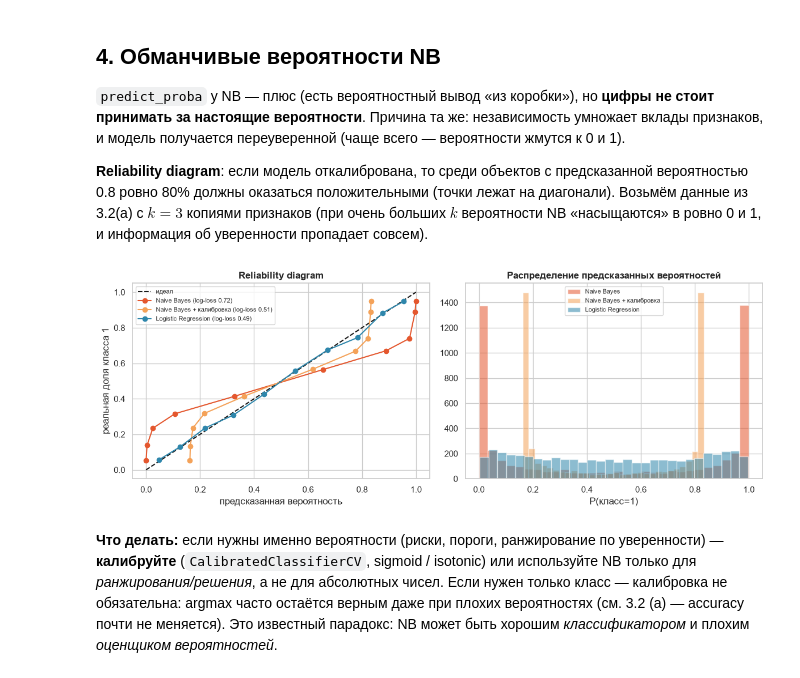
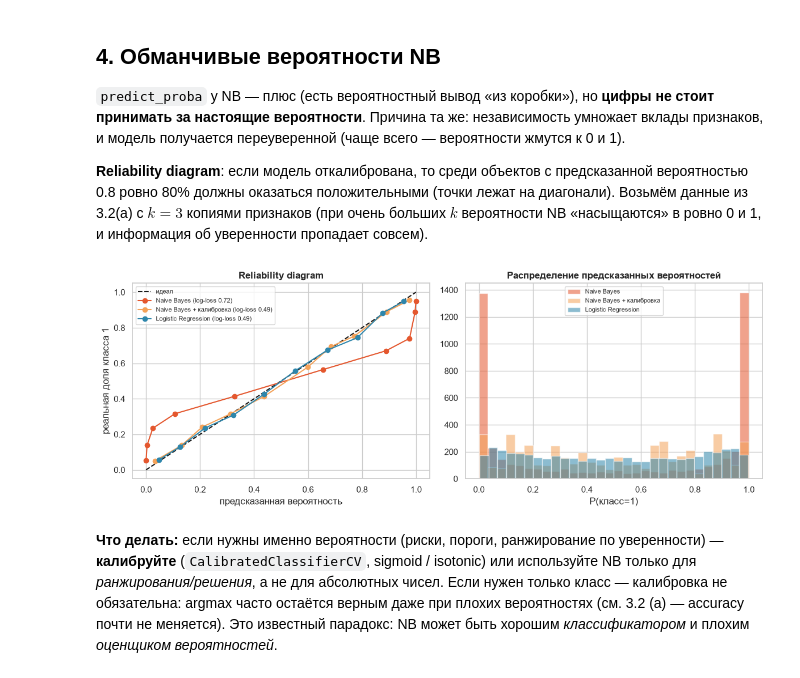
Before and after one commit to BinGoJr/Naive-Bayes, a Jupyter notebook: NaiveBayes.ipynb, the cells around one changed output. Cells and saved outputs as stored; diff of their text form; code cells hidden in the pictures.

Commit message:
Main notebook (NaiveBayes.ipynb) + Variants Naive Bayes (naive_bayes_variants.ipynb)

```diff
--- a/NaiveBayes.ipynb
+++ b/NaiveBayes.ipynb
@@ -253,33 +253,33 @@ plt.tight_layout(); plt.show()
 # %%
 from sklearn.calibration import CalibratedClassifierCV, calibration_curve
 
 rng = np.random.RandomState(RS)
 Xtr, ytr = gen_indep(5000, mu_a, rng); Xte, yte = gen_indep(5000, mu_a, rng)
 dup = lambda X: np.tile(X, (1, 3)) # k = 3
 Xtr_d, Xte_d = dup(Xtr), dup(Xte)
 
 cands = {
     "Naive Bayes":                 GaussianNB(),
-    "Naive Bayes + калибровка":    CalibratedClassifierCV(GaussianNB(), method="sigmoid", cv=5), #sigmoid, isotonic
+    "Naive Bayes + калибровка":    CalibratedClassifierCV(GaussianNB(), method="isotonic", cv=5), #sigmoid, isotonic
     "Logistic Regression":         make_pipeline(StandardScaler(), LogisticRegression(max_iter=2000)),
 }
 colors = {"Naive Bayes": COL["Naive Bayes"], "Naive Bayes + калибровка": "#F4A259", "Logistic Regression": COL["Logistic Regression"]}
 
 fig, axes = plt.subplots(1, 2, figsize=(12, 4.5))
 axes[0].plot([0, 1], [0, 1], "k--", label="идеал")
 for name, m in cands.items():
     m.fit(Xtr_d, ytr)
     p = m.predict_proba(Xte_d)[:, 1]
     frac, mean_pred = calibration_curve(yte, p, n_bins=10, strategy="quantile")
     ll = log_loss(yte, np.clip(p, 1e-15, 1 - 1e-15))
     axes[0].plot(mean_pred, frac, "o-", color=colors[name], label=f"{name} (log-loss {ll:.2f})")
     axes[1].hist(p, bins=30, alpha=0.55, color=colors[name], label=name)
 axes[0].set_xlabel("предсказанная вероятность"); axes[0].set_ylabel("реальная доля класса 1")
 axes[0].set_title("Reliability diagram"); axes[0].legend(fontsize=8)
 axes[1].set_title("Распределение предсказанных вероятностей"); axes[1].set_xlabel("P(класс=1)"); axes[1].legend(fontsize=8)
 plt.tight_layout(); plt.show()
 # %% [output]
-[figure, old version]
+[figure, new version]
 # %% [markdown]
 **Что делать:** если нужны именно вероятности (риски, пороги, ранжирование по уверенности) — **калибруйте** (`CalibratedClassifierCV`, sigmoid / isotonic) или используйте NB только для *ранжирования/решения*, а не для абсолютных чисел. Если нужен только класс — калибровка не обязательна: argmax часто остаётся верным даже при плохих вероятностях (см. 3.2 (а) — accuracy почти не меняется). Это известный парадокс: NB может быть хорошим *классификатором* и плохим *оценщиком вероятностей*.
 # %% [markdown]
```
Also changed, not shown: parts of 8 cells of this notebook, 2 other files.
